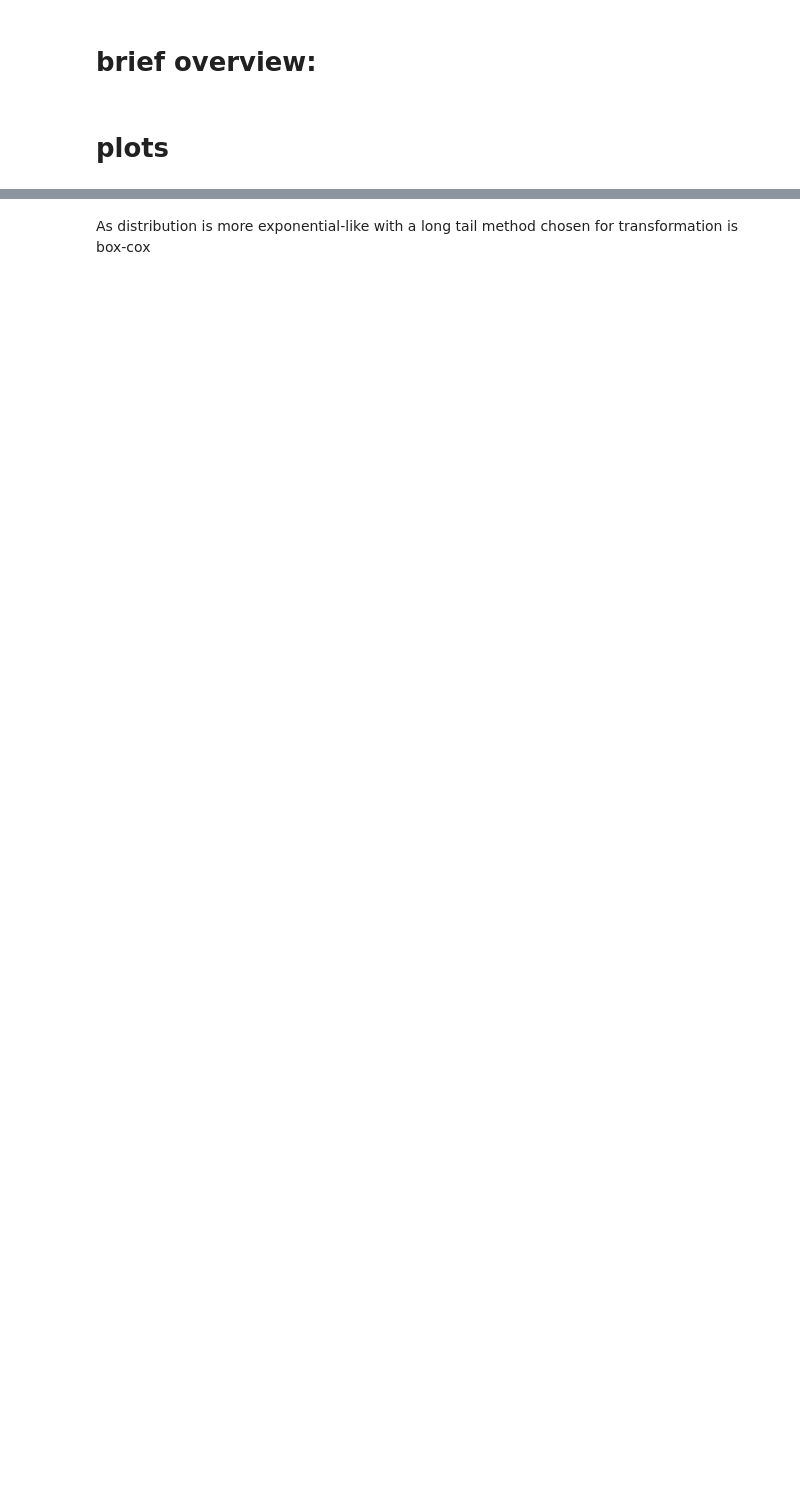
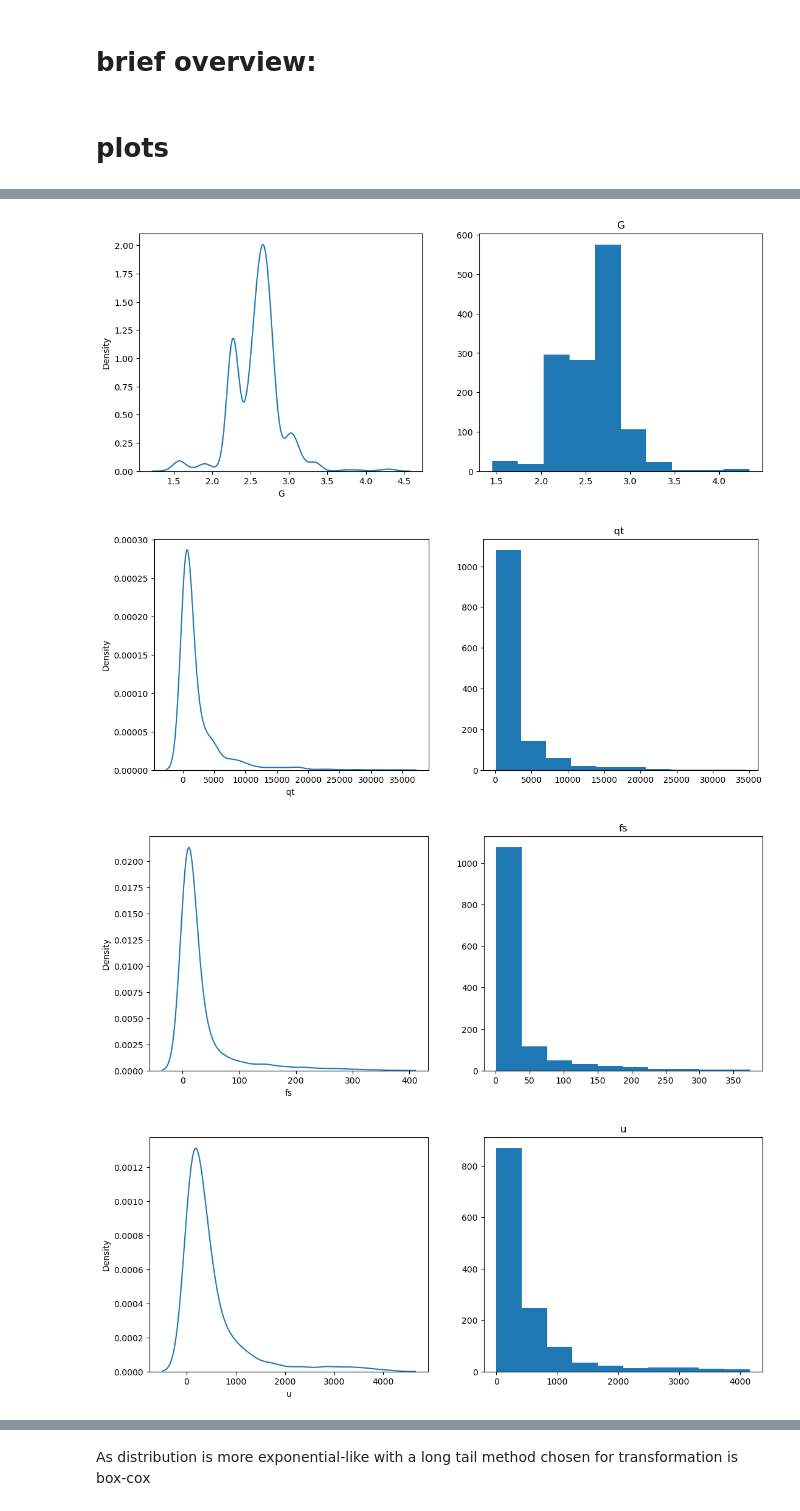
Before and after one commit to alberthuslordello/TCC, a Jupyter notebook: data_exploration.ipynb, the cells around one changed output, grey strips where cells are left out. Saved outputs shown, nothing was run; the diff lists cells and outputs as text; code cells hidden in the pictures; blank space fills up the shorter version.

```diff
--- a/data_exploration.ipynb
+++ b/data_exploration.ipynb
@@ -261,15 +297,23 @@ if mk_graphs:
 # %%
 def plot_distribution(series):
+    """
+    plots a kde and histogram of each column side by side
+    """
     plt.figure(figsize=(13,5))
     plt.subplot(121)
     sns.kdeplot(series)
     plt.subplot(122)
     plt.hist(series)
     plt.title(col)
     if save_images:
         plt.savefig(fname=f"distribution_plot_{series.name.strip()}", dpi=100, format=saved_format)
     plt.show()
 
 if mk_graphs:
     for col in X_train_clean:
         plot_distribution(X_train_clean[col])
+# %% [output]
+[figure, added]
+[figure, added]
+[figure, added]
+[figure, added]
```
Also changed, not shown: parts of 43 cells of this notebook.
